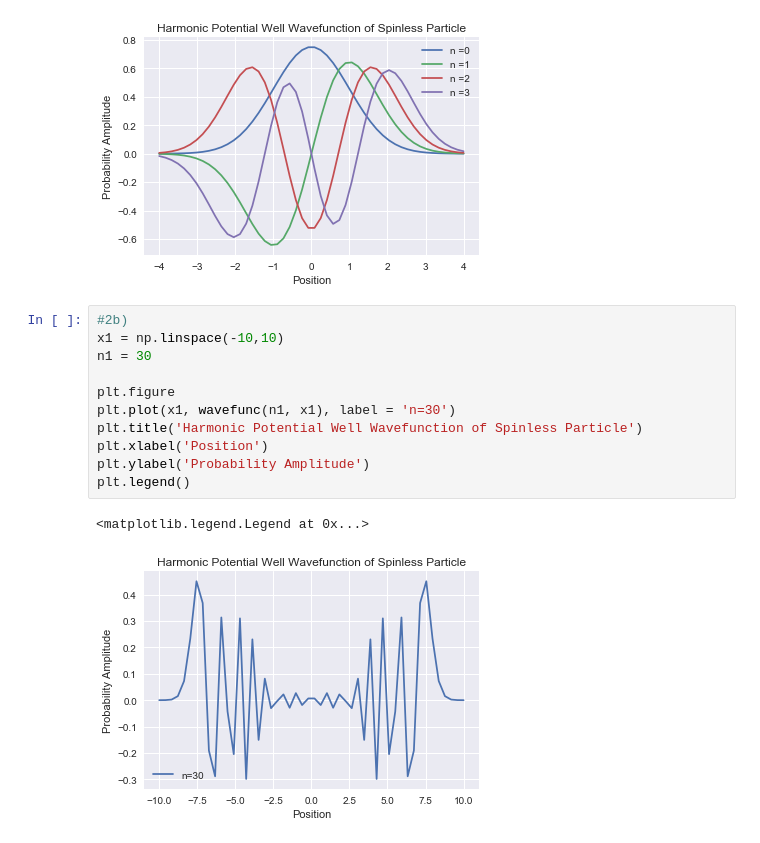
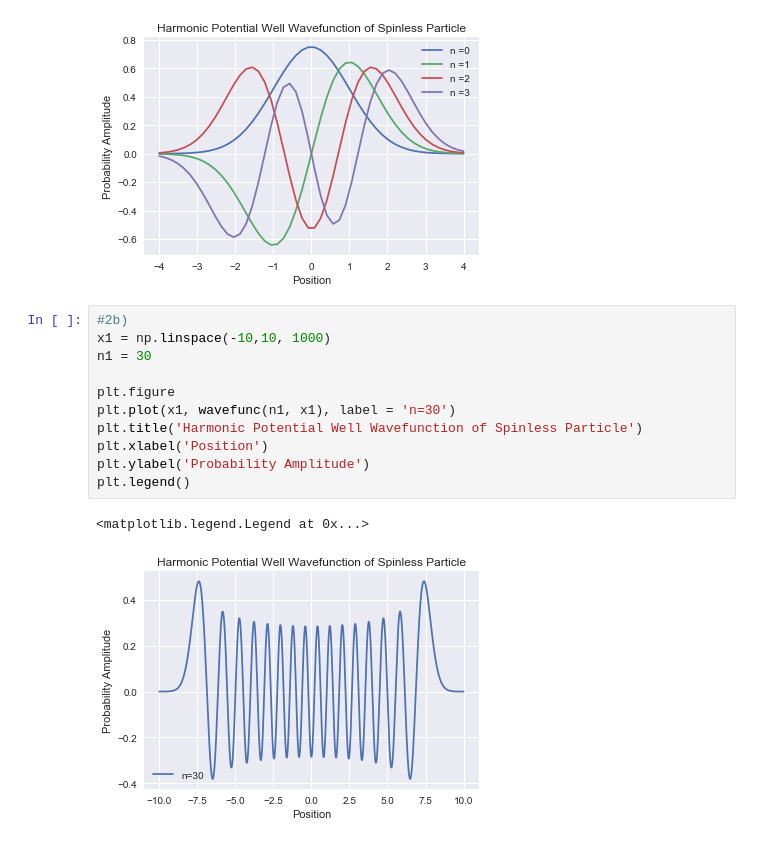
Before and after one commit to andrewkhardy/PHY-407, a Jupyter notebook: Lab03_Q2.ipynb, the cells around one changed output. Cells and saved outputs as stored; diff of their text form.

```diff
--- a/Lab03_Q2.ipynb
+++ b/Lab03_Q2.ipynb
@@ -49,18 +49,18 @@ plt.legend()
 [figure]
 # %%
 #2b)
-x1 = np.linspace(-10,10)
+x1 = np.linspace(-10,10, 1000)
 n1 = 30
 
 plt.figure
 plt.plot(x1, wavefunc(n1, x1), label = 'n=30')
 plt.title('Harmonic Potential Well Wavefunction of Spinless Particle')
 plt.xlabel('Position')
 plt.ylabel('Probability Amplitude')
 plt.legend()
 # %% [output]
 <matplotlib.legend.Legend at 0x...>
-[figure, old version]
+[figure, new version]
 # %%
 #2c)
 def wavefunc_derivative(n,x):
```
Also changed, not shown: parts of 3 cells of this notebook, 1 other file.
